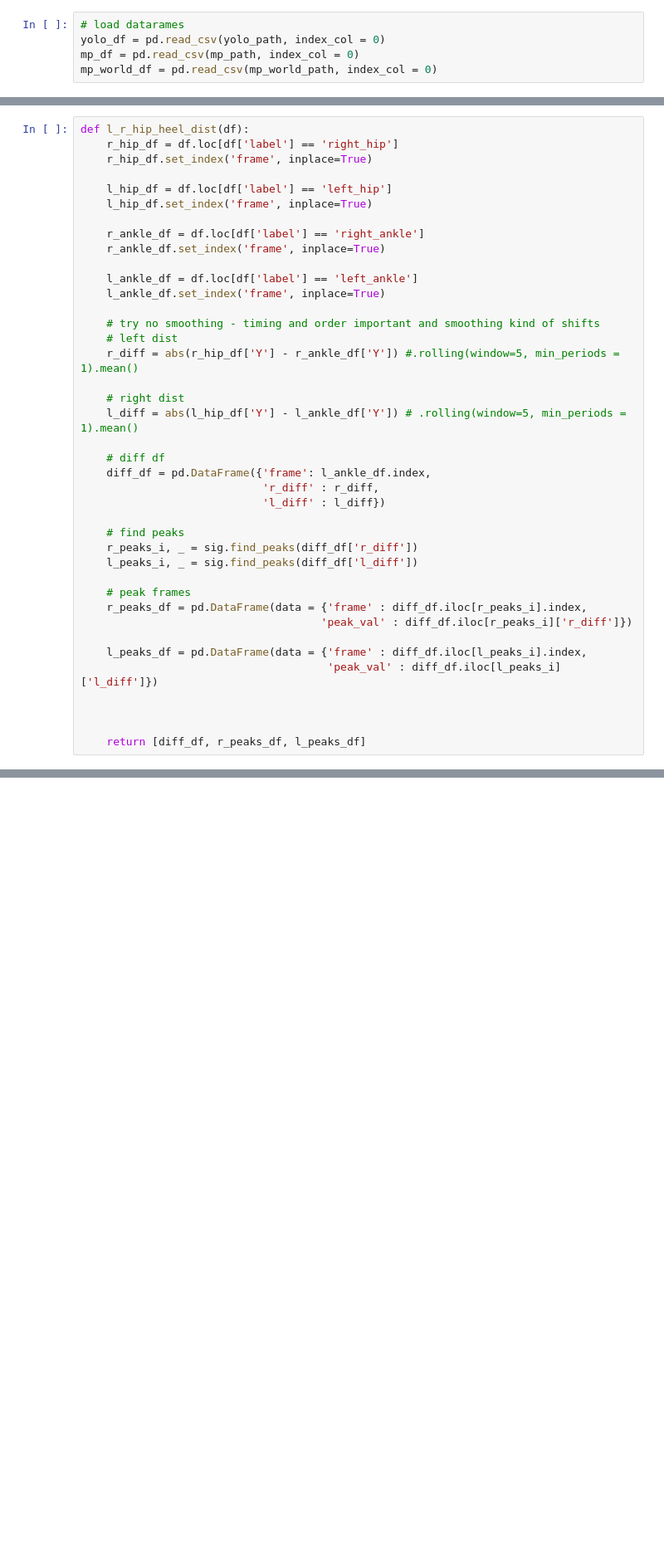
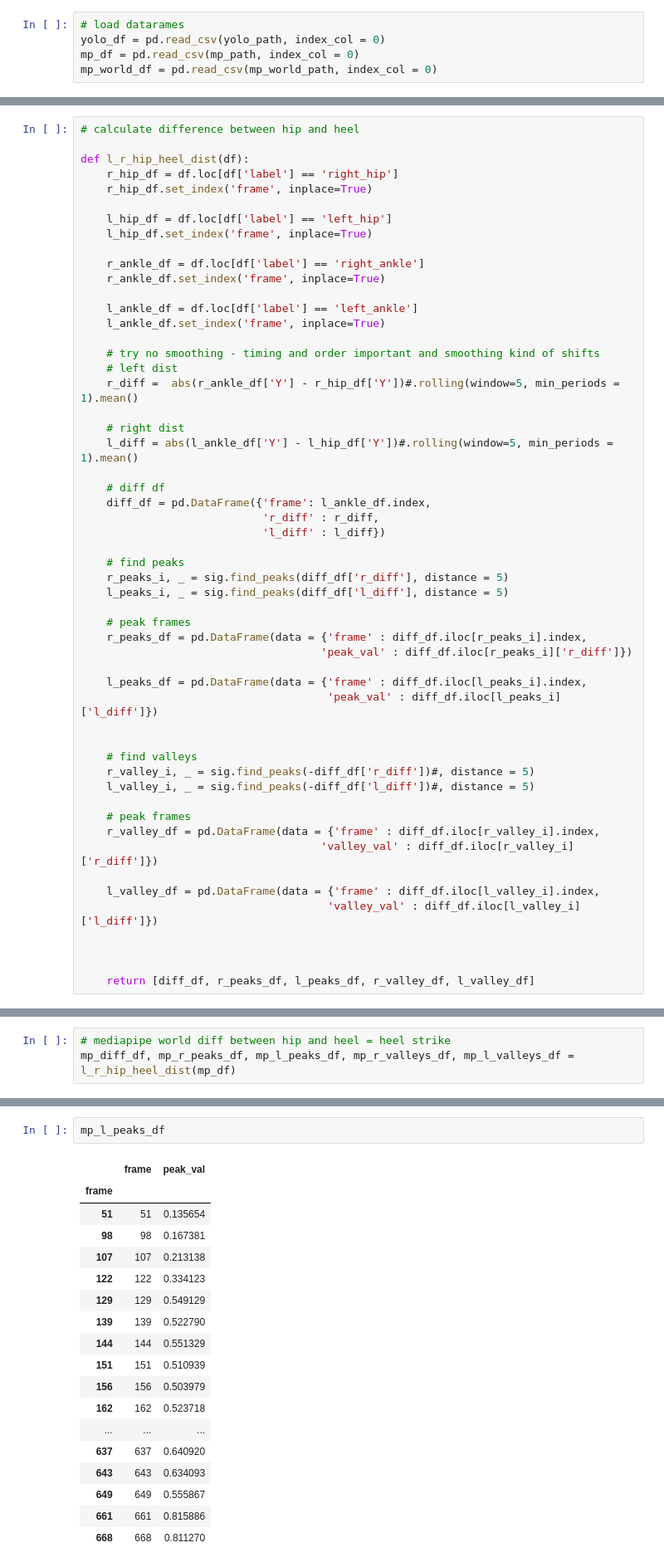
Before and after one commit to UCSF-MSLAB/HomeVideoAnalysis, a Jupyter notebook: megan_sandbox/gait_events/test_hip_heel_dist.ipynb, the cells around one changed output, grey strips where cells are left out. Shown at 83% size. Cells and saved outputs as stored; diff of their text form; blank space fills up the shorter version.

```diff
--- a/megan_sandbox/gait_events/test_hip_heel_dist.ipynb
+++ b/megan_sandbox/gait_events/test_hip_heel_dist.ipynb
@@ -23,4 +80,6 @@ mp_world_df = pd.read_csv(mp_world_path, index_col = 0)
 # %%
+# calculate difference between hip and heel
+
 def l_r_hip_heel_dist(df):
     r_hip_df = df.loc[df['label'] == 'right_hip']
     r_hip_df.set_index('frame', inplace=True)
@@ -36,10 +95,10 @@ def l_r_hip_heel_dist(df):
 
     # try no smoothing - timing and order important and smoothing kind of shifts
     # left dist
-    r_diff = abs(r_hip_df['Y'] - r_ankle_df['Y']) #.rolling(window=5, min_periods = 1).mean()
+    r_diff =  abs(r_ankle_df['Y'] - r_hip_df['Y'])#.rolling(window=5, min_periods = 1).mean()
 
     # right dist
-    l_diff = abs(l_hip_df['Y'] - l_ankle_df['Y']) # .rolling(window=5, min_periods = 1).mean()
+    l_diff = abs(l_ankle_df['Y'] - l_hip_df['Y'])#.rolling(window=5, min_periods = 1).mean()
 
     # diff df
     diff_df = pd.DataFrame({'frame': l_ankle_df.index,
@@ -47,8 +106,8 @@ def l_r_hip_heel_dist(df):
                             'l_diff' : l_diff})
 
     # find peaks
-    r_peaks_i, _ = sig.find_peaks(diff_df['r_diff'])
-    l_peaks_i, _ = sig.find_peaks(diff_df['l_diff'])
+    r_peaks_i, _ = sig.find_peaks(diff_df['r_diff'], distance = 5)
+    l_peaks_i, _ = sig.find_peaks(diff_df['l_diff'], distance = 5)
 
     # peak frames
     r_peaks_df = pd.DataFrame(data = {'frame' : diff_df.iloc[r_peaks_i].index,
@@ -58,5 +117,17 @@ def l_r_hip_heel_dist(df):
                                       'peak_val' : diff_df.iloc[l_peaks_i]['l_diff']})
 
 
+    # find valleys
+    r_valley_i, _ = sig.find_peaks(-diff_df['r_diff'])#, distance = 5)
+    l_valley_i, _ = sig.find_peaks(-diff_df['l_diff'])#, distance = 5)
 
-    return [diff_df, r_peaks_df, l_peaks_df]
+    # peak frames
+    r_valley_df = pd.DataFrame(data = {'frame' : diff_df.iloc[r_valley_i].index,
+                                     'valley_val' : diff_df.iloc[r_valley_i]['r_diff']})
+
+    l_valley_df = pd.DataFrame(data = {'frame' : diff_df.iloc[l_valley_i].index,
+                                      'valley_val' : diff_df.iloc[l_valley_i]['l_diff']})
+
+
+
+    return [diff_df, r_peaks_df, l_peaks_df, r_valley_df, l_valley_df]
@@ -115,0 +150,3 @@ plt.legend()
+# %%
+# mediapipe world diff between hip and heel = heel strike
+mp_diff_df, mp_r_peaks_df, mp_l_peaks_df, mp_r_valleys_df, mp_l_valleys_df = l_r_hip_heel_dist(mp_df)
@@ -115,0 +190,21 @@ plt.legend()
+# %%
+mp_l_peaks_df
+# %% [output]
+|  | frame | peak_val |
+| frame |  |  |
+| 51 | 51 | 0.135654 |
+| 98 | 98 | 0.167381 |
+| 107 | 107 | 0.213138 |
+| 122 | 122 | 0.334123 |
+| 129 | 129 | 0.549129 |
+| 139 | 139 | 0.522790 |
+| 144 | 144 | 0.551329 |
+| 151 | 151 | 0.510939 |
+| 156 | 156 | 0.503979 |
+| 162 | 162 | 0.523718 |
+| ... | ... | ... |
+| 637 | 637 | 0.640920 |
+| 643 | 643 | 0.634093 |
+| 649 | 649 | 0.555867 |
+| 661 | 661 | 0.815886 |
+| 668 | 668 | 0.811270 |
```
Also changed, not shown: parts of 24 cells of this notebook, 2 other files.
